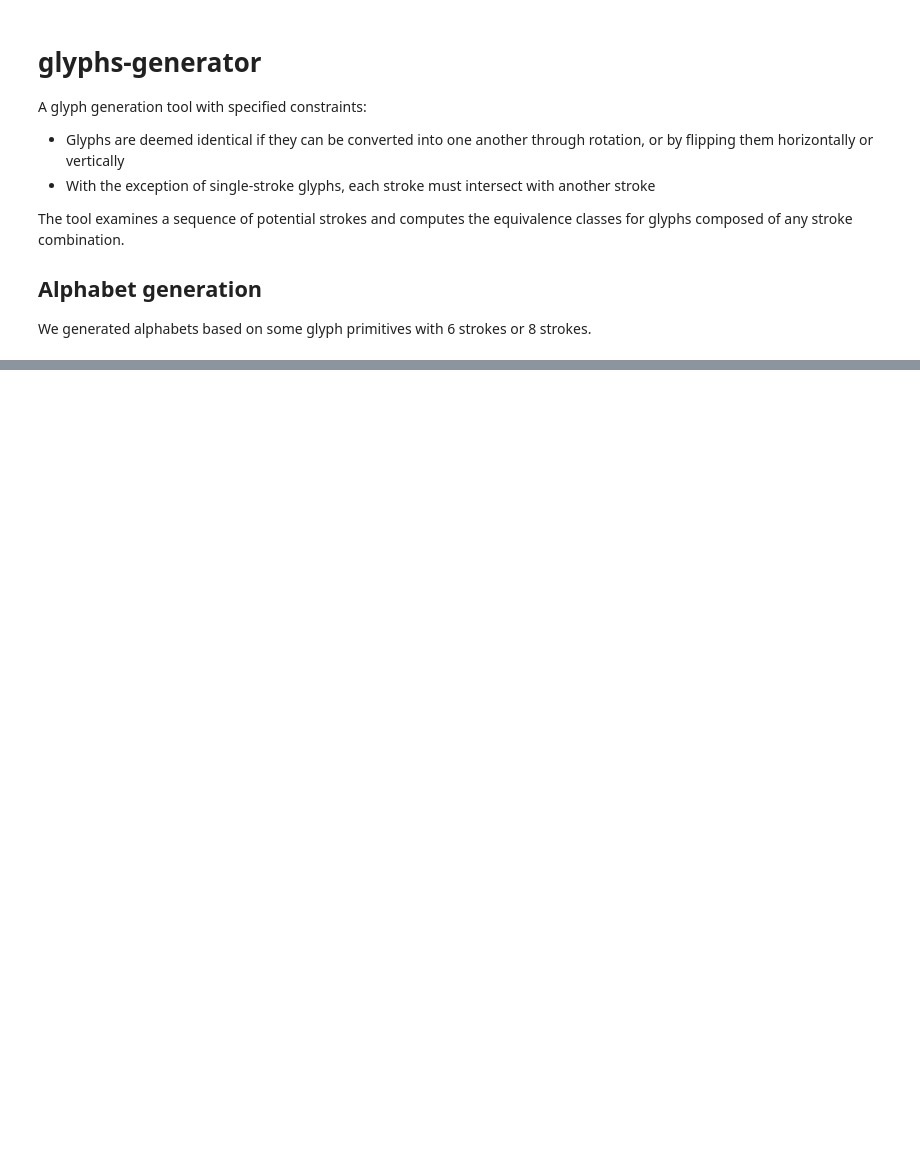
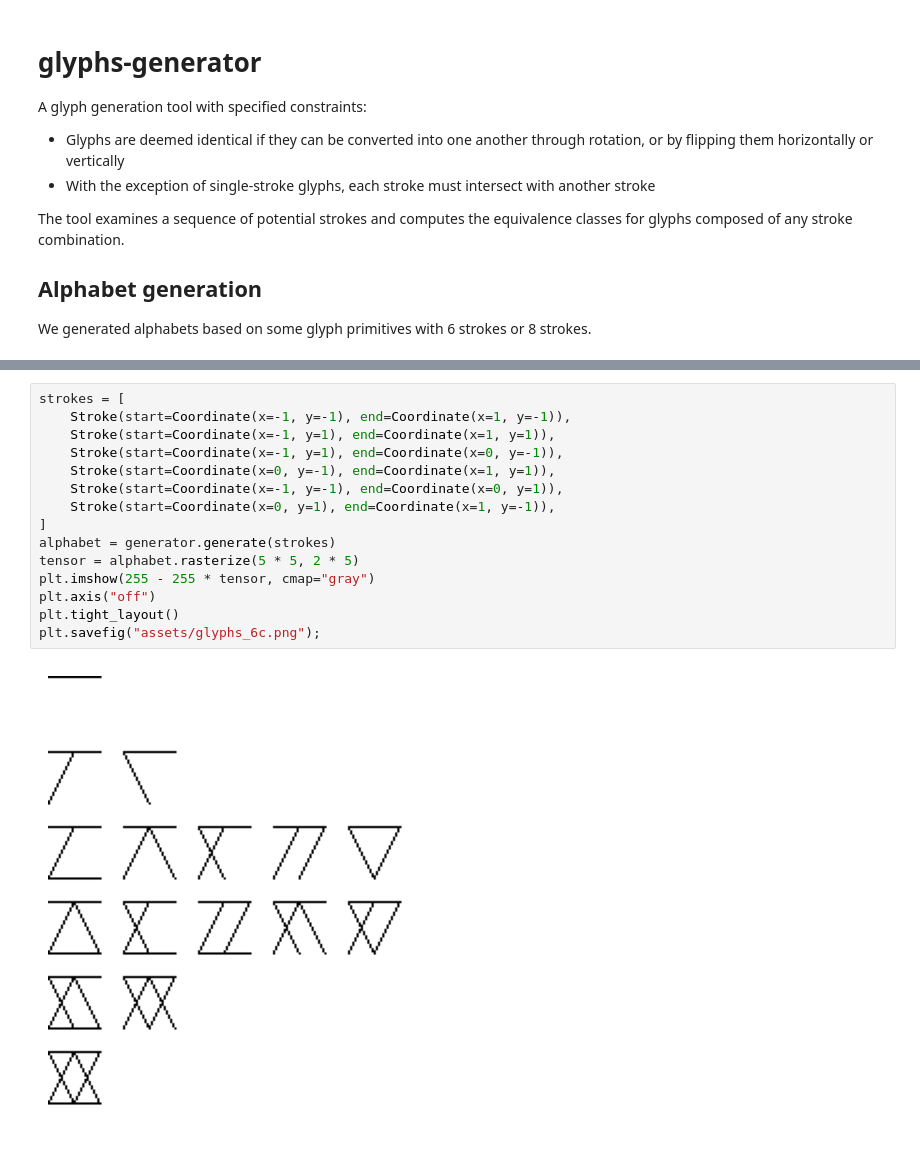
Before and after one commit to v4nn4/glyphs-generator, a Jupyter notebook: Demo.ipynb, the cells around one changed output, grey strips where cells are left out. Saved outputs shown, nothing was run; the diff lists cells and outputs as text; blank space fills up the shorter version.

Commit message:
Fix coordinates order

```diff
--- a/Demo.ipynb
+++ b/Demo.ipynb
@@ -14 +53,18 @@ We generated alphabets based on some glyph primitives with 6 strokes or 8 stroke
+# %%
+strokes = [
+    Stroke(start=Coordinate(x=-1, y=-1), end=Coordinate(x=1, y=-1)),
+    Stroke(start=Coordinate(x=-1, y=1), end=Coordinate(x=1, y=1)),
+    Stroke(start=Coordinate(x=-1, y=1), end=Coordinate(x=0, y=-1)),
+    Stroke(start=Coordinate(x=0, y=-1), end=Coordinate(x=1, y=1)),
+    Stroke(start=Coordinate(x=-1, y=-1), end=Coordinate(x=0, y=1)),
+    Stroke(start=Coordinate(x=0, y=1), end=Coordinate(x=1, y=-1)),
+]
+alphabet = generator.generate(strokes)
+tensor = alphabet.rasterize(5 * 5, 2 * 5)
+plt.imshow(255 - 255 * tensor, cmap="gray")
+plt.axis("off")
+plt.tight_layout()
+plt.savefig("assets/glyphs_6c.png");
+# %% [output]
+[figure, added]
 # %%
```
Also changed, not shown: parts of 6 cells of this notebook, 4 other files.
